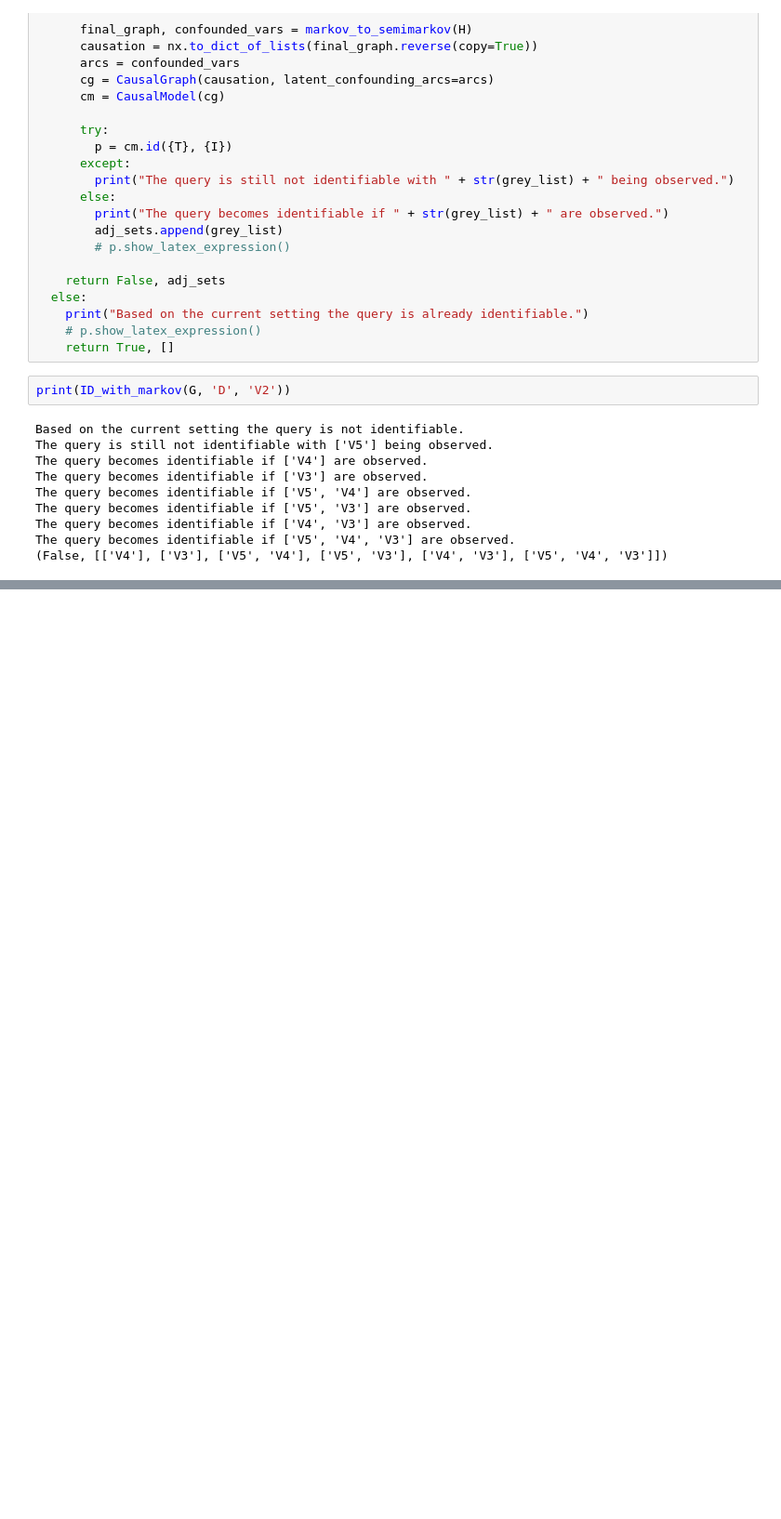
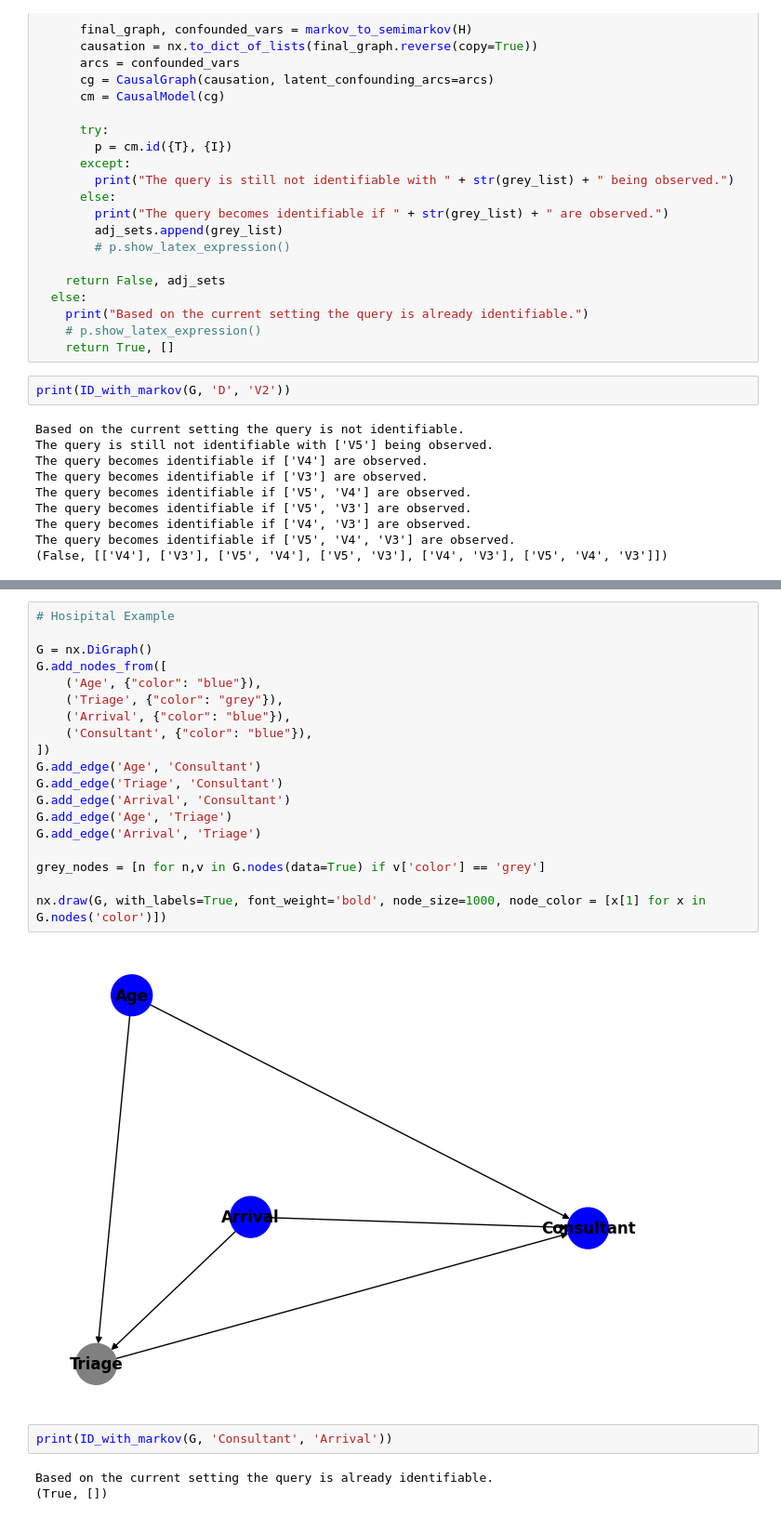
Before and after one commit to aliash98/BPM_CausalReasoning, a Jupyter notebook: IDwithMarkovianInput.ipynb, the cells around one changed output, grey strips where cells are left out. Shown: that part at 93% size. Saved outputs shown, nothing was run; the diff lists cells and outputs as text; blank space fills up the shorter version.

```diff
--- a/IDwithMarkovianInput.ipynb
+++ b/IDwithMarkovianInput.ipynb
@@ -196,0 +266,26 @@ The query becomes identifiable if ['V5', 'V4', 'V3'] are observed.
+# %%
+# Hosipital Example
+
+G = nx.DiGraph()
+G.add_nodes_from([
+    ('Age', {"color": "blue"}),
+    ('Triage', {"color": "grey"}),
+    ('Arrival', {"color": "blue"}),
+    ('Consultant', {"color": "blue"}),
+])
+G.add_edge('Age', 'Consultant')
+G.add_edge('Triage', 'Consultant')
+G.add_edge('Arrival', 'Consultant')
+G.add_edge('Age', 'Triage')
+G.add_edge('Arrival', 'Triage')
+
+grey_nodes = [n for n,v in G.nodes(data=True) if v['color'] == 'grey']
+
+nx.draw(G, with_labels=True, font_weight='bold', node_size=1000, node_color = [x[1] for x in G.nodes('color')])
+# %% [output]
+[figure, added]
+# %%
+print(ID_with_markov(G, 'Consultant', 'Arrival'))
+# %% [output]
+Based on the current setting the query is already identifiable.
+(True, [])
```
Also changed, not shown: parts of 8 cells of this notebook.
